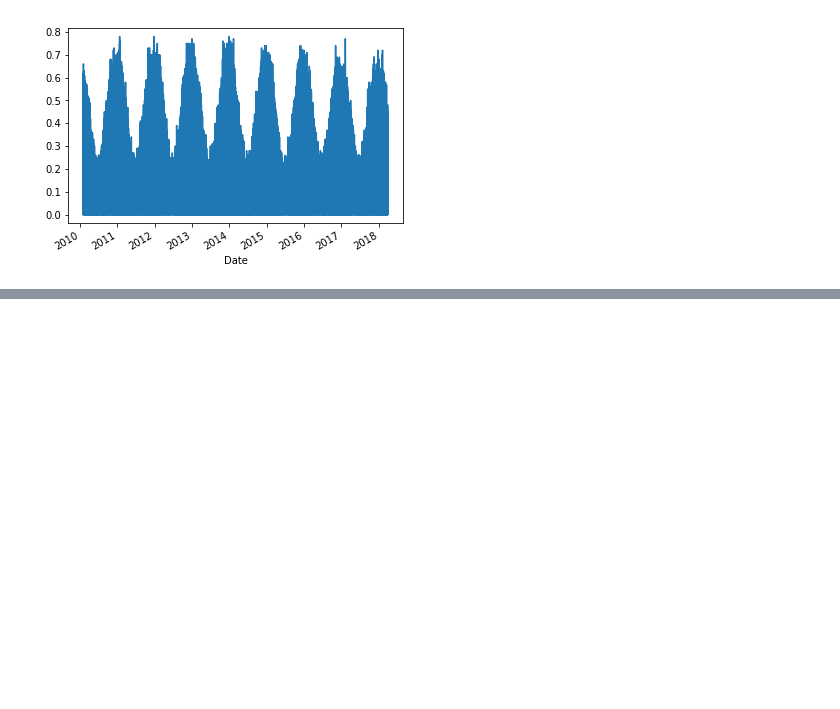
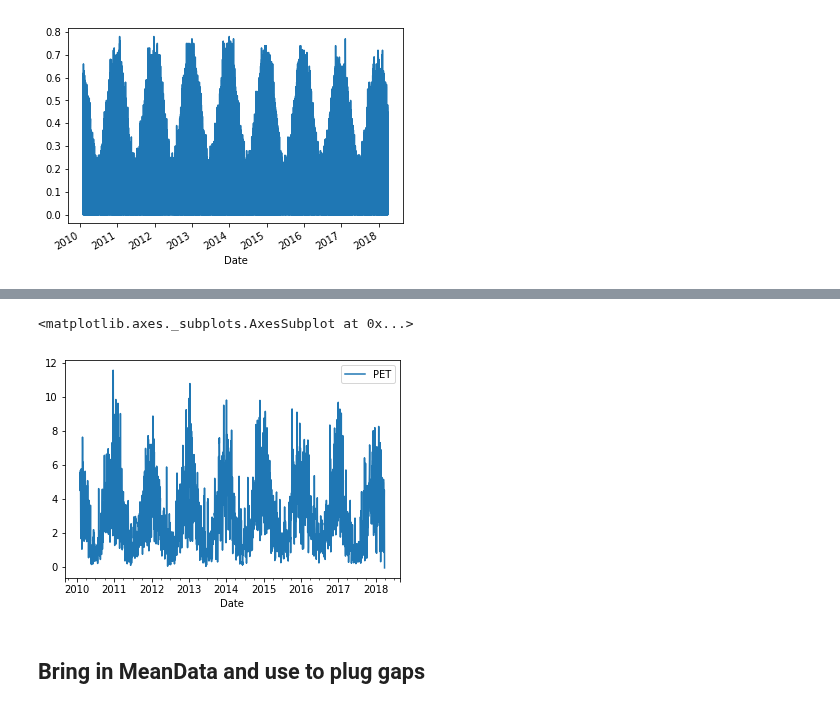
Before and after one commit to HamishBrownPFR/CropWaterAnalysis, a Jupyter notebook: CleanBroadfieldsMetData.ipynb, the cells around one changed output, grey strips where cells are left out. Drawn from its saved outputs; the diff is of its cells as text; code cells hidden in the pictures; blank space fills up the shorter version.

```diff
--- a/CleanBroadfieldsMetData.ipynb
+++ b/CleanBroadfieldsMetData.ipynb
@@ -52,0 +59,18 @@ RawData.to_pickle('BroadFieldsMet.pkl')
+# %%
+Radn = RawData.loc[:,'IncomingRadnMJ'].resample('D').sum()
+Temp = RawData.loc[:,'AirTemperature'].resample('D').mean()
+Wind = RawData.loc[:,'Windspeed'].resample('D').mean()
+Hum = RawData.loc[:,'RelativeHumidity'].resample('D').mean()
+PET = pd.DataFrame(index = Radn.index, columns = ['PET'],
+                   data = [et.PenmanEO(Radn[x],
+                            Temp[x],
+                            Wind[x],
+                            et.vp(Temp[x],Hum[x]),
+                            "total") for x in Radn.index])
+# %%
+PET.plot()
+# %% [output]
+<matplotlib.axes._subplots.AxesSubplot at 0x...>
+[figure, added]
+# %% [markdown]
+## Bring in MeanData and use to plug gaps
```
Also changed, not shown: parts of 6 cells of this notebook.
